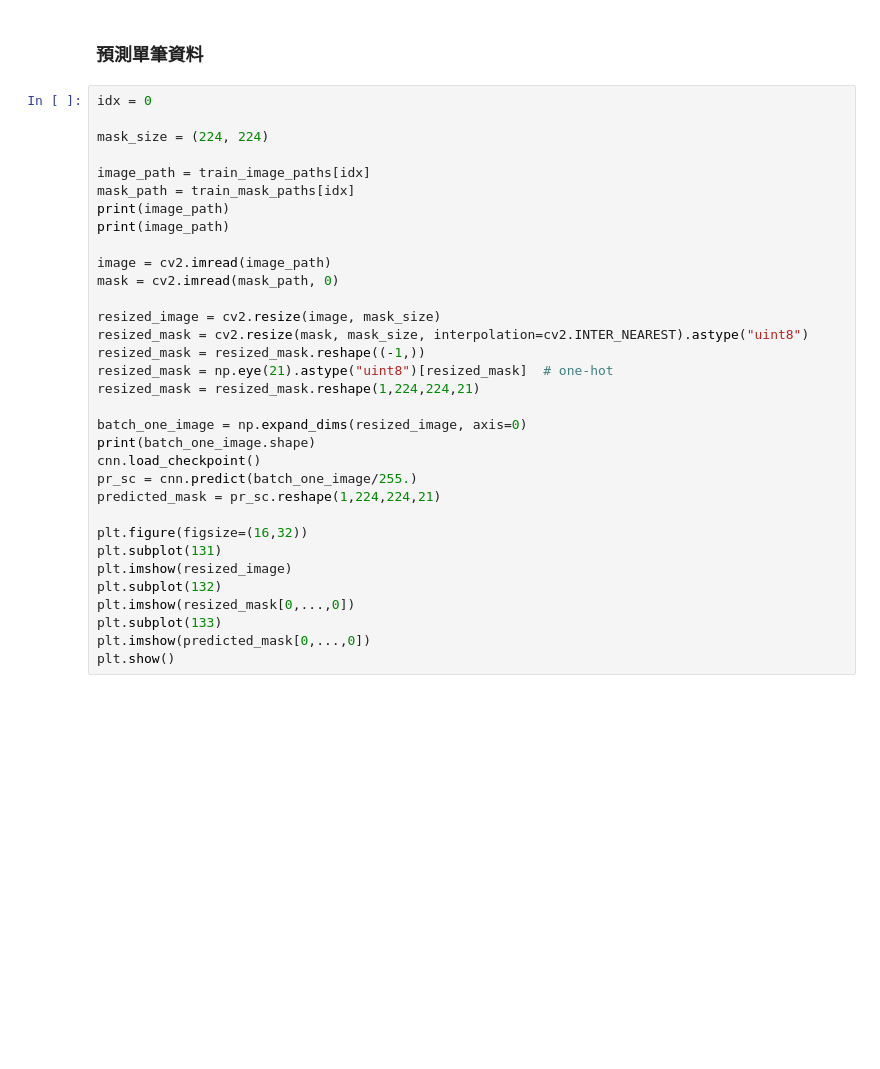
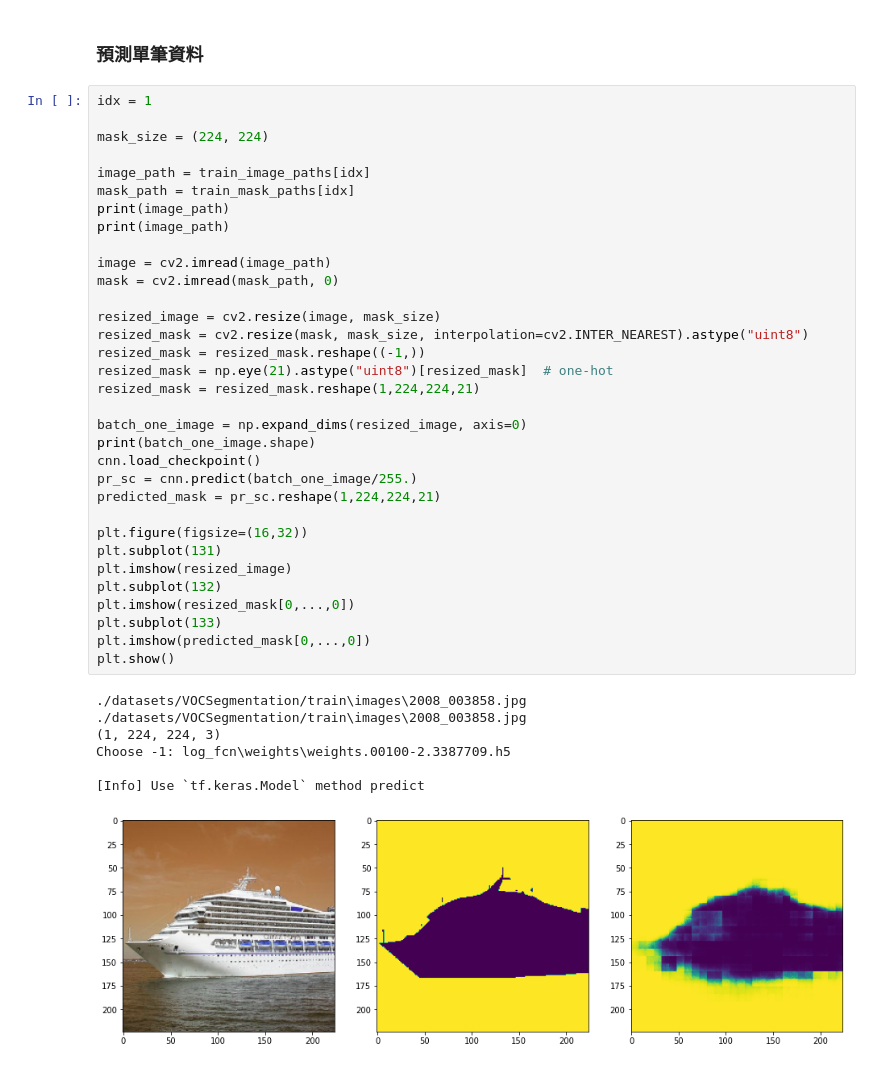
Before and after one commit to jacky10001/tf2-mycnn, a Jupyter notebook: ex06_fcn.ipynb, the cells around one changed output. Cells and saved outputs as stored; diff of their text form; blank space fills up the shorter version.

Commit message:
FCN example can train and get normal results

```diff
--- a/ex06_fcn.ipynb
+++ b/ex06_fcn.ipynb
@@ -124,35 +203,43 @@ cnn.eval_dataset(valid_dataset)
 # %% [markdown]
 ### 預測單筆資料
 # %%
-idx = 0
+idx = 1
 
 mask_size = (224, 224)
 
 image_path = train_image_paths[idx]
 mask_path = train_mask_paths[idx]
 print(image_path)
 print(image_path)
 
 image = cv2.imread(image_path)
 mask = cv2.imread(mask_path, 0)
 
 resized_image = cv2.resize(image, mask_size)
 resized_mask = cv2.resize(mask, mask_size, interpolation=cv2.INTER_NEAREST).astype("uint8")
 resized_mask = resized_mask.reshape((-1,))
 resized_mask = np.eye(21).astype("uint8")[resized_mask]  # one-hot
 resized_mask = resized_mask.reshape(1,224,224,21)
 
 batch_one_image = np.expand_dims(resized_image, axis=0)
 print(batch_one_image.shape)
 cnn.load_checkpoint()
 pr_sc = cnn.predict(batch_one_image/255.)
 predicted_mask = pr_sc.reshape(1,224,224,21)
 
 plt.figure(figsize=(16,32))
 plt.subplot(131)
 plt.imshow(resized_image)
 plt.subplot(132)
 plt.imshow(resized_mask[0,...,0])
 plt.subplot(133)
 plt.imshow(predicted_mask[0,...,0])
 plt.show()
+# %% [output]
+./datasets/VOCSegmentation/train\images\2008_003858.jpg
+./datasets/VOCSegmentation/train\images\2008_003858.jpg
+(1, 224, 224, 3)
+Choose -1: log_fcn\weights\weights.00100-2.3387709.h5
+
+[Info] Use `tf.keras.Model` method predict
+[figure, added]
```
Also changed, not shown: parts of 8 cells of this notebook.
